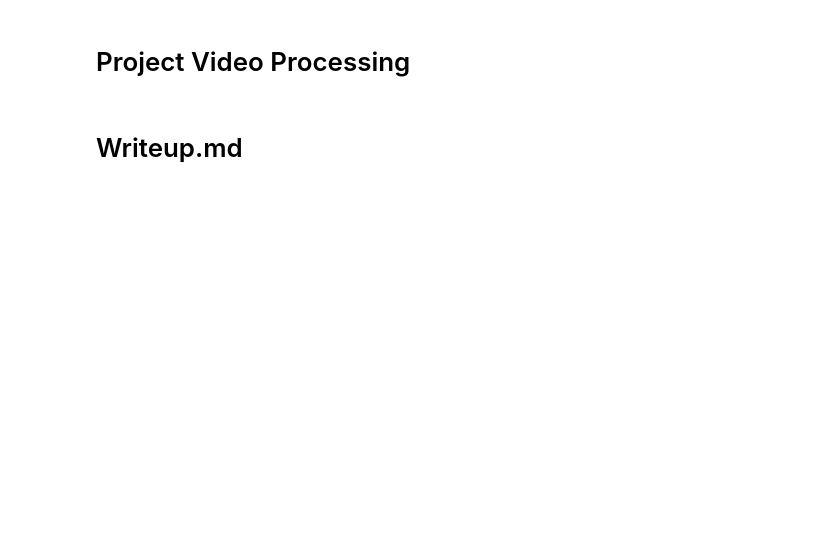
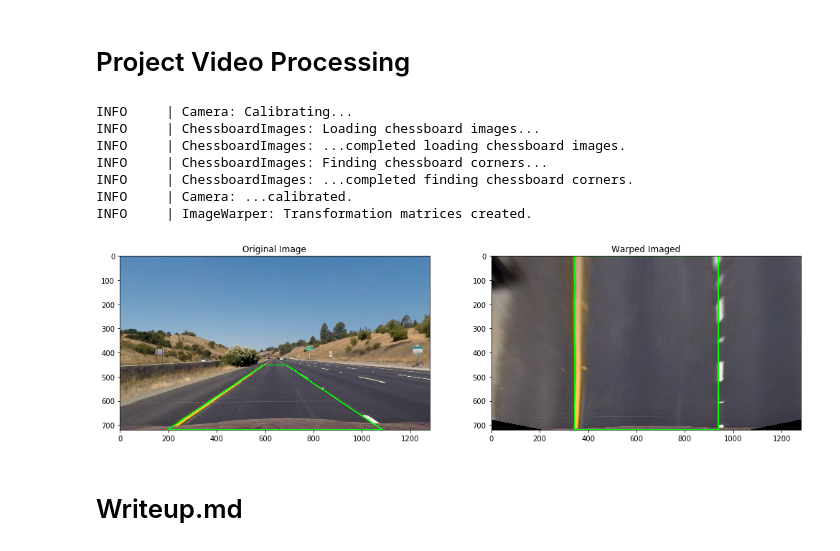
Before and after one commit to ben-blazado/CarND-Advanced-Lane-Lines, a Jupyter notebook: sandbox.ipynb, the cells around one changed output. Cells and saved outputs as stored; diff of their text form; code cells hidden in the pictures; blank space fills up the shorter version.

```diff
--- a/sandbox.ipynb
+++ b/sandbox.ipynb
@@ -111,8 +113,17 @@ alf_utils.demoCameraCalibration()
 # %%
 alf_utils.createUndistStraight()
 # %%
-img = plt.imread("test_images/test5.jpg")
+img = plt.imread("test_images/straight_lines1.jpg")
 alf_utils.demoWarpImage(img)
+# %% [output]
+INFO     | Camera: Calibrating...
+INFO     | ChessboardImages: Loading chessboard images...
+INFO     | ChessboardImages: ...completed loading chessboard images.
+INFO     | ChessboardImages: Finding chessboard corners...
+INFO     | ChessboardImages: ...completed finding chessboard corners.
+INFO     | Camera: ...calibrated.
+INFO     | ImageWarper: Transformation matrices created.
+[figure, added]
 # %%
 img = plt.imread("test_images/test5.jpg")
 alf_utils.demoEnhance(img)
```
Also changed, not shown: parts of 1 cell of this notebook, 2 other files.
